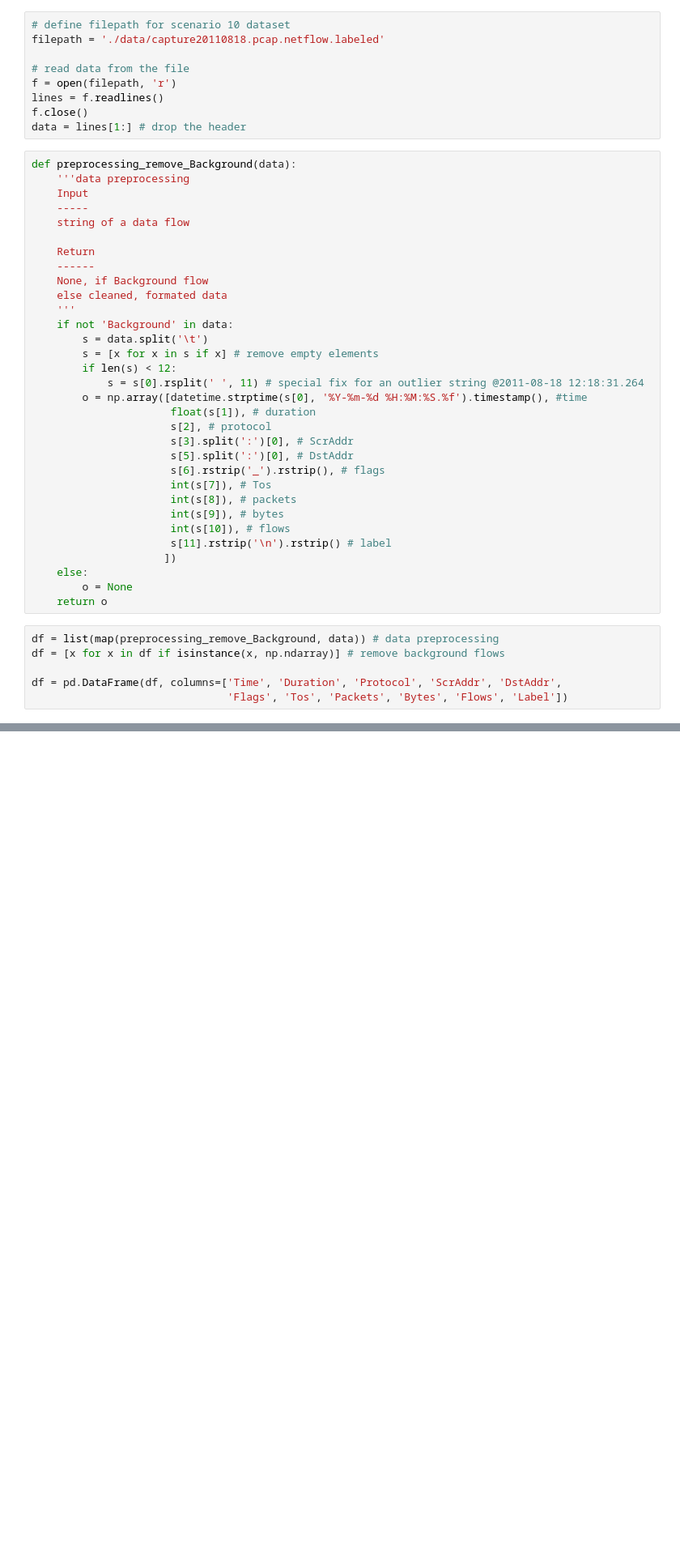
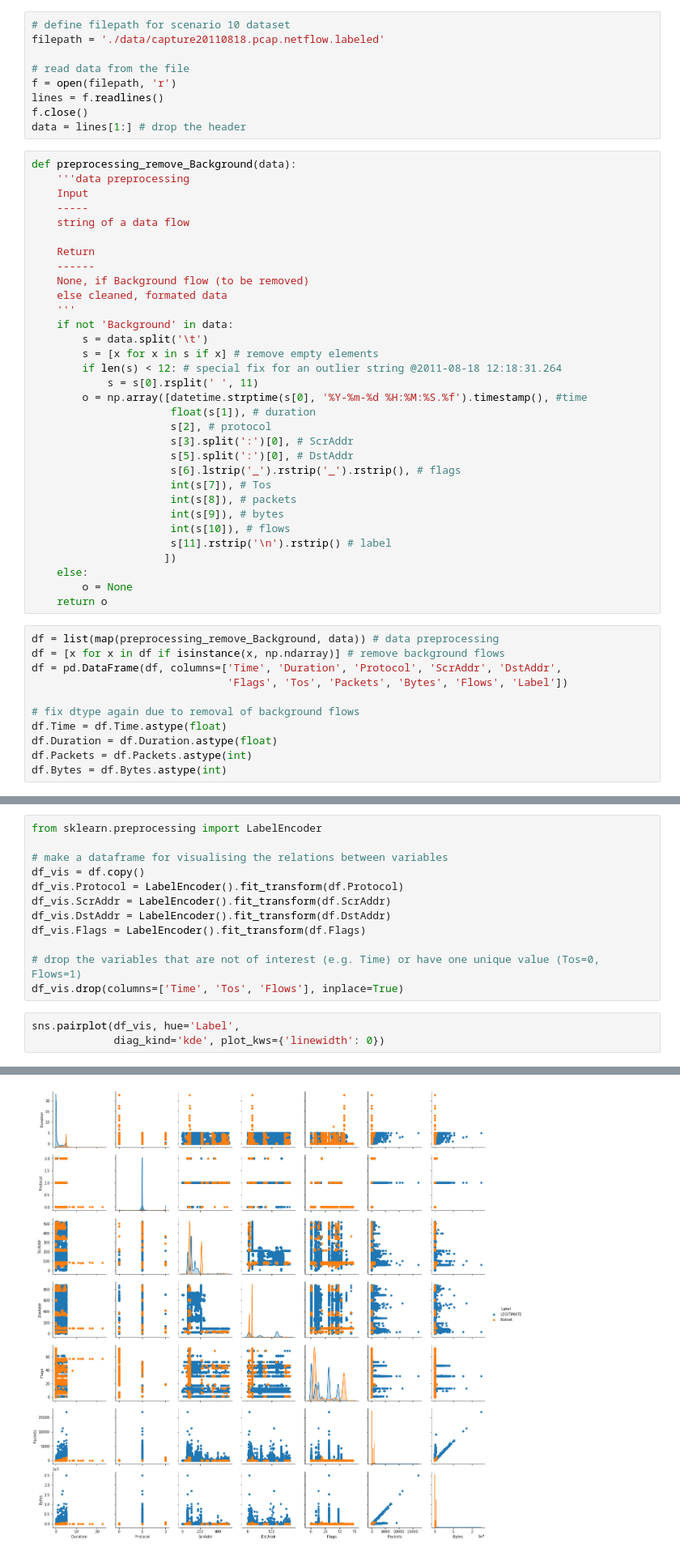
Before and after one commit to chengh42/Cyber-Data-Analytics, a Jupyter notebook: data stream/Task3_Discretization.ipynb, the cells around one changed output, grey strips where cells are left out. Shown: that part at 81% size. Drawn from its saved outputs; the diff is of its cells as text; blank space fills up the shorter version.

```diff
--- a/data stream/Task3_Discretization.ipynb
+++ b/data stream/Task3_Discretization.ipynb
@@ -36,20 +37,20 @@ def preprocessing_remove_Background(data):
 
     Return
     ------
-    None, if Background flow
+    None, if Background flow (to be removed)
     else cleaned, formated data
     '''
     if not 'Background' in data:
         s = data.split('\t')
         s = [x for x in s if x] # remove empty elements
-        if len(s) < 12:
-            s = s[0].rsplit(' ', 11) # special fix for an outlier string @2011-08-18 12:18:31.264
+        if len(s) < 12: # special fix for an outlier string @2011-08-18 12:18:31.264
+            s = s[0].rsplit(' ', 11)
         o = np.array([datetime.strptime(s[0], '%Y-%m-%d %H:%M:%S.%f').timestamp(), #time
                       float(s[1]), # duration
                       s[2], # protocol
                       s[3].split(':')[0], # ScrAddr
                       s[5].split(':')[0], # DstAddr
-                      s[6].rstrip('_').rstrip(), # flags
+                      s[6].lstrip('_').rstrip('_').rstrip(), # flags
                       int(s[7]), # Tos
                       int(s[8]), # packets
                       int(s[9]), # bytes
@@ -62,6 +63,11 @@ def preprocessing_remove_Background(data):
 # %%
 df = list(map(preprocessing_remove_Background, data)) # data preprocessing
 df = [x for x in df if isinstance(x, np.ndarray)] # remove background flows
-
 df = pd.DataFrame(df, columns=['Time', 'Duration', 'Protocol', 'ScrAddr', 'DstAddr',
                                'Flags', 'Tos', 'Packets', 'Bytes', 'Flows', 'Label'])
+
+# fix dtype again due to removal of background flows
+df.Time = df.Time.astype(float)
+df.Duration = df.Duration.astype(float)
+df.Packets = df.Packets.astype(int)
+df.Bytes = df.Bytes.astype(int)
@@ -76,0 +88,16 @@ df.head()
+# %%
+from sklearn.preprocessing import LabelEncoder
+
+# make a dataframe for visualising the relations between variables
+df_vis = df.copy()
+df_vis.Protocol = LabelEncoder().fit_transform(df.Protocol)
+df_vis.ScrAddr = LabelEncoder().fit_transform(df.ScrAddr)
+df_vis.DstAddr = LabelEncoder().fit_transform(df.DstAddr)
+df_vis.Flags = LabelEncoder().fit_transform(df.Flags)
+
+# drop the variables that are not of interest (e.g. Time) or have one unique value (Tos=0, Flows=1)
+df_vis.drop(columns=['Time', 'Tos', 'Flows'], inplace=True)
+# %%
+sns.pairplot(df_vis, hue='Label',
+             diag_kind='kde', plot_kws={'linewidth': 0})
+# %% [output]
@@ -76,0 +105 @@ df.head()
+[figure, added]
```
Also changed, not shown: parts of 4 cells of this notebook.
